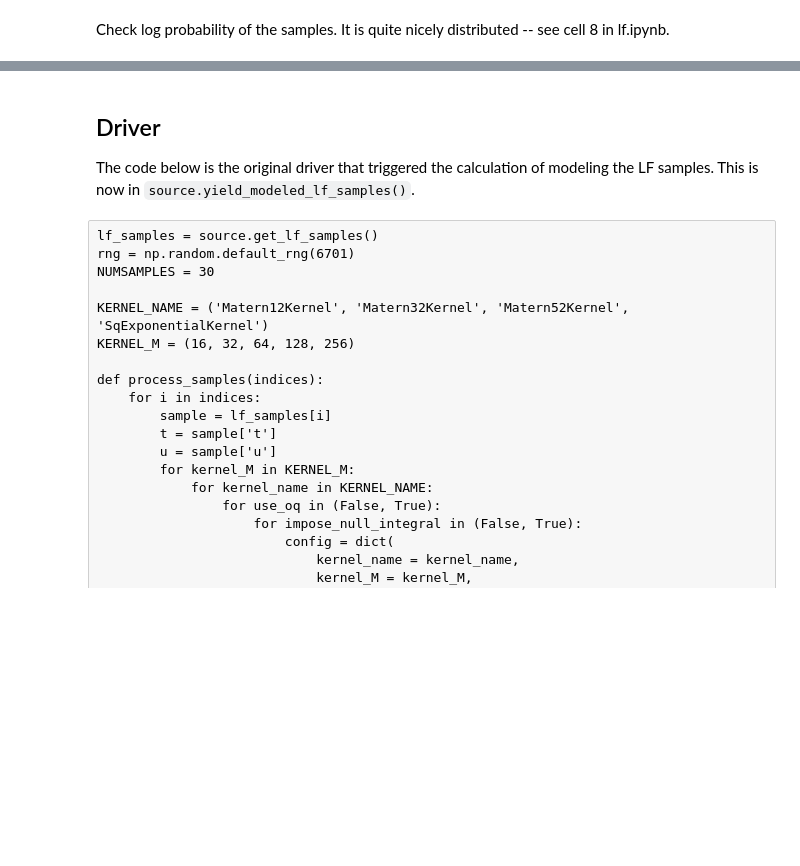
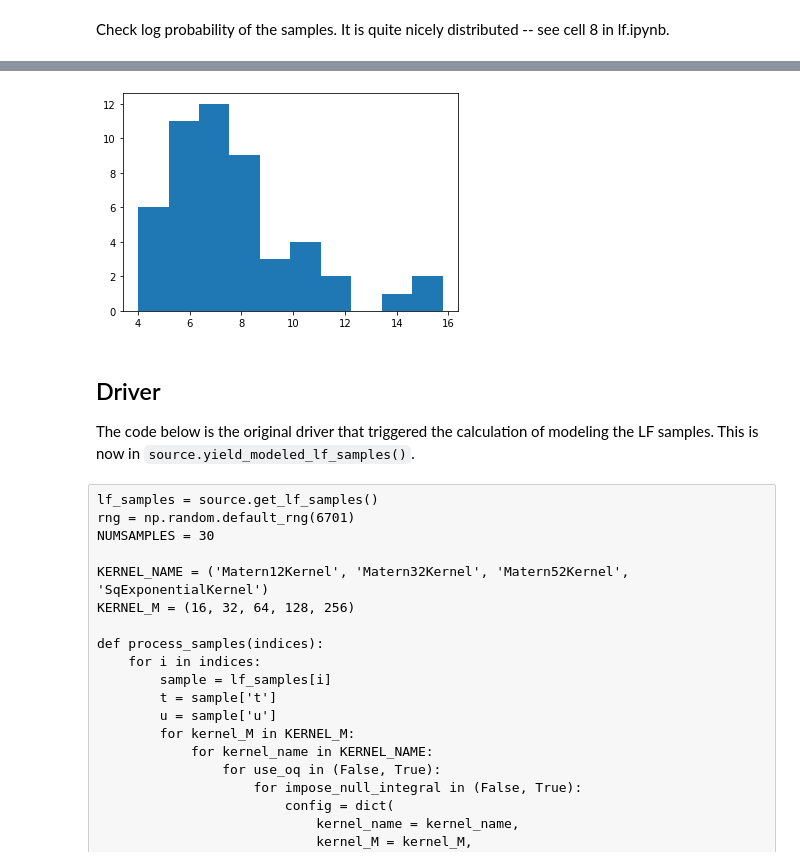
Before and after one commit to mvsoom/thesis-py, a Jupyter notebook: dgf/prior/source.ipynb, the cells around one changed output, grey strips where cells are left out. Saved outputs shown, nothing was run; the diff lists cells and outputs as text; code cells hidden in the pictures; blank space fills up the shorter version.

```diff
--- a/dgf/prior/source.ipynb
+++ b/dgf/prior/source.ipynb
@@ -113,17 +108,0 @@ The source parameters do not include $\sigma_n^2$ (i.e., `noise_power`) because
-# %%
-source_params_ppf = source._get_source_params_ppf(
-    constants.SOURCE_BOUNDS, constants.SOURCE_MEDIAN, source.RHO
-)
-
-samples = source_params_ppf(rand(int(1e4), 4))
-
-for i, (param_name, s) in enumerate(zip(constants.SOURCE_PARAMS, samples.T)):
-    q1, q2, q3 = np.quantile(s, [.05, .50, .95])
-    hist(log10(s), bins=50)
-    title(
-        f'$\log_{{10}}$({param_name}):\n'
-        f'Quantiles in original domain: ({q1:.3f} --- {q2:.3f} --- {q3:.3f})'
-    )
-    xlim(log10(constants.SOURCE_BOUNDS[param_name]))
-    axvline(log10(constants.SOURCE_MEDIAN[param_name]))
-    show()
@@ -135,3 +109,7 @@ for i, (param_name, s) in enumerate(zip(constants.SOURCE_PARAMS, samples.T)):
+# %%
+hist([float(s['p']['T0']) for s in lf_samples], bins=10);
+# %% [output]
+[figure, added]
 # %% [markdown]
 ## Driver
 
```
Also changed, not shown: parts of 7 cells of this notebook, 9 other files.
